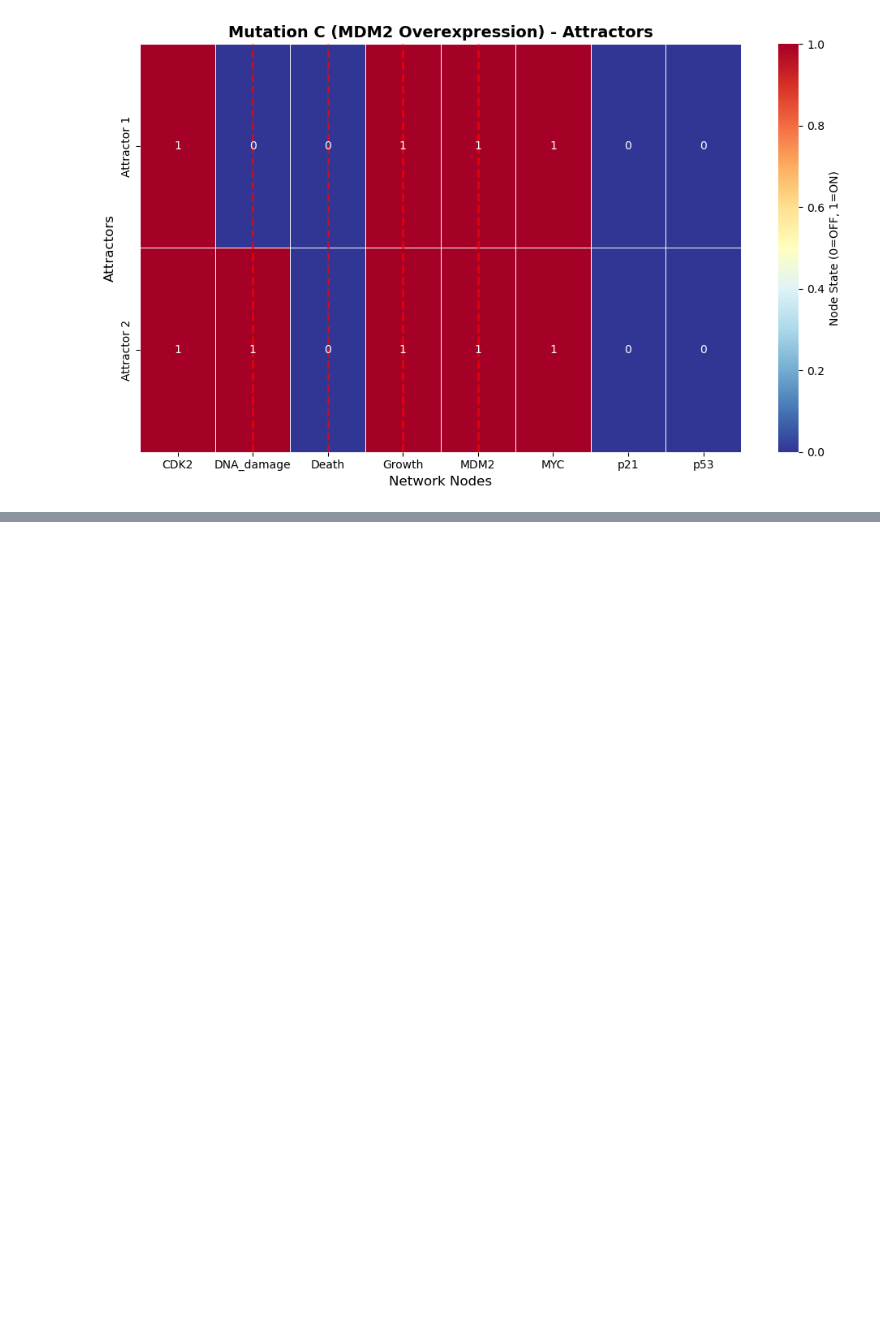
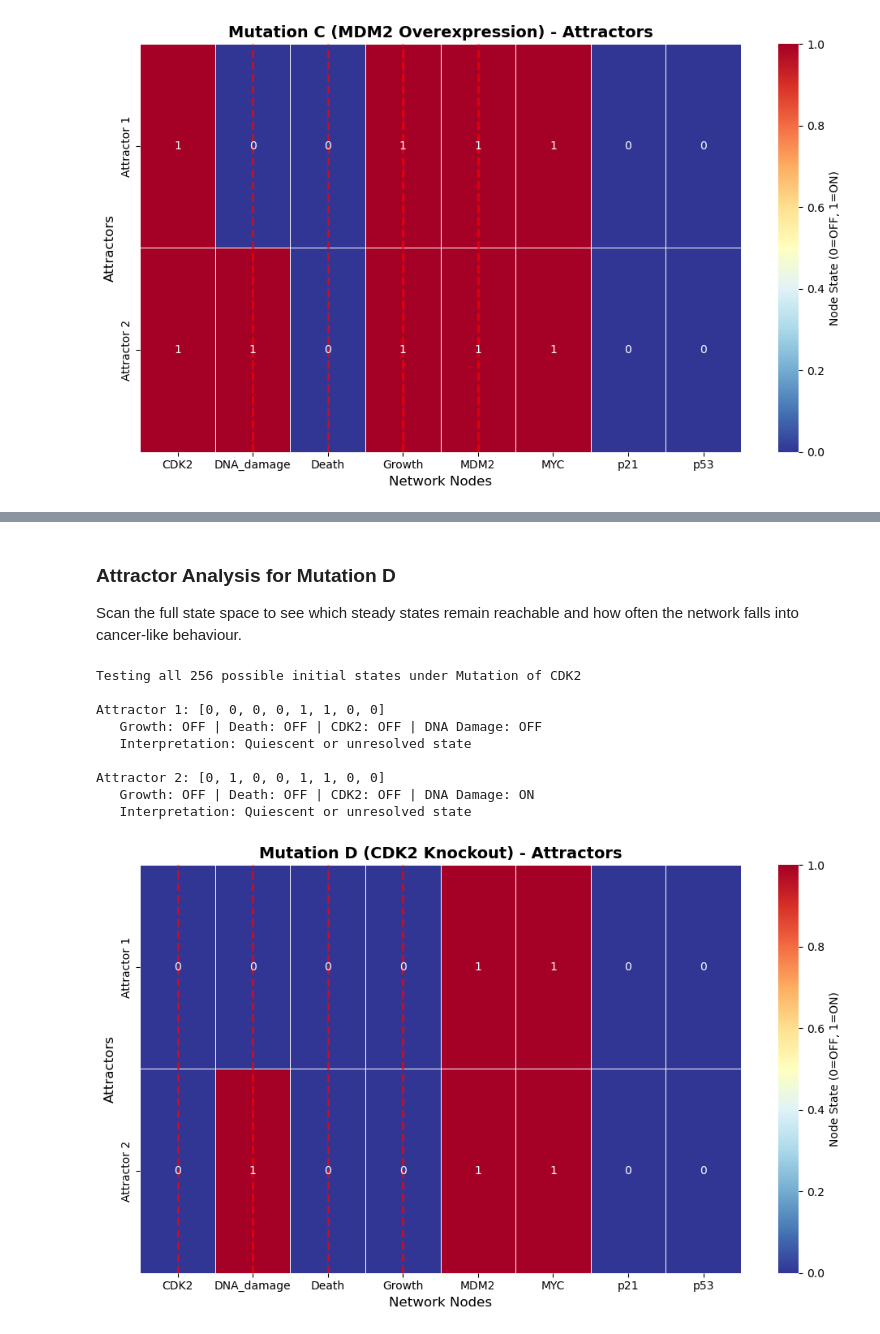
Before and after one commit to matecoco2024/bio_systems_assignements, a Jupyter notebook: assignement_3/KEN3170_BooleanModeling.ipynb, the cells around one changed output, grey strips where cells are left out. Drawn from its saved outputs; the diff is of its cells as text; code cells hidden in the pictures; blank space fills up the shorter version.

```diff
--- a/assignement_3/KEN3170_BooleanModeling.ipynb
+++ b/assignement_3/KEN3170_BooleanModeling.ipynb
@@ -964,0 +1002,17 @@ Overall, 256 of 256 states (100.0%) flow into cancer-like attractors when p53 is
+# %% [markdown]
+### Attractor Analysis for Mutation D
+
+Scan the full state space to see which steady states remain reachable and how often the network falls into cancer-like behaviour.
+# %%
+mutant_attractors, mutant_attractor_info = attractor_search(CDK2_mutant, graph_title_d, 'CDK2')
+# %% [output]
+Testing all 256 possible initial states under Mutation of CDK2
+
+Attractor 1: [0, 0, 0, 0, 1, 1, 0, 0]
+   Growth: OFF | Death: OFF | CDK2: OFF | DNA Damage: OFF
+   Interpretation: Quiescent or unresolved state
+
+Attractor 2: [0, 1, 0, 0, 1, 1, 0, 0]
+   Growth: OFF | Death: OFF | CDK2: OFF | DNA Damage: ON
+   Interpretation: Quiescent or unresolved state
+[figure, added]
```
Also changed, not shown: parts of 12 cells of this notebook, 1 other file.
